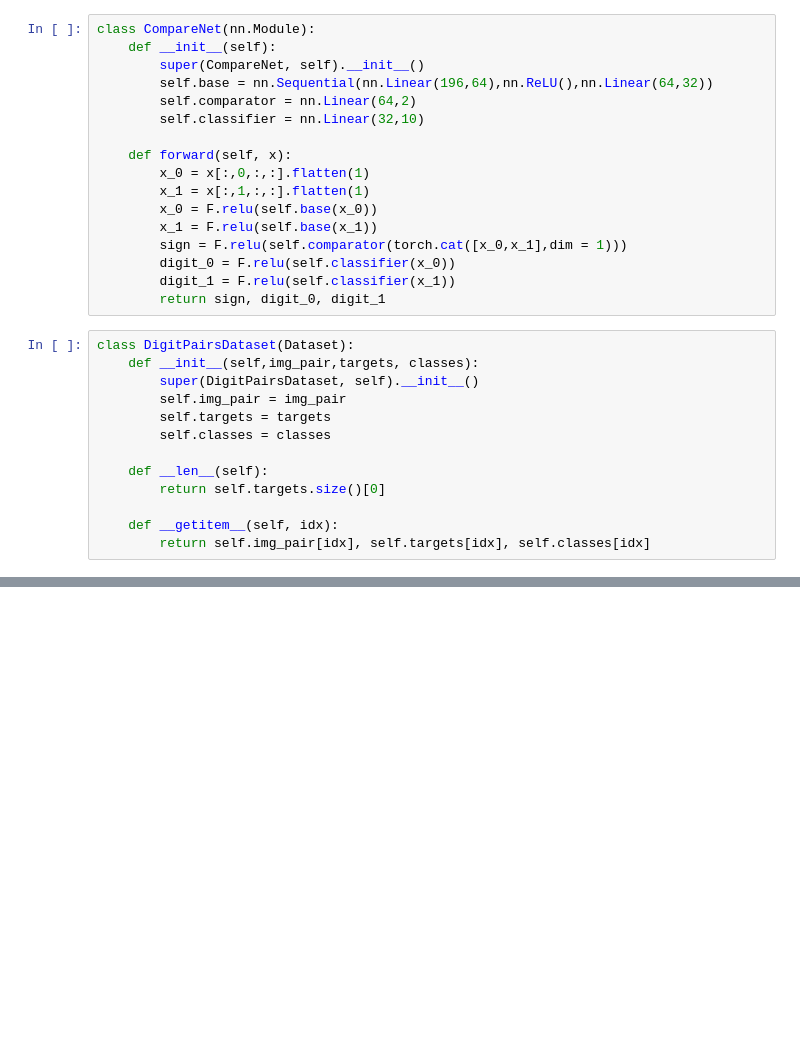
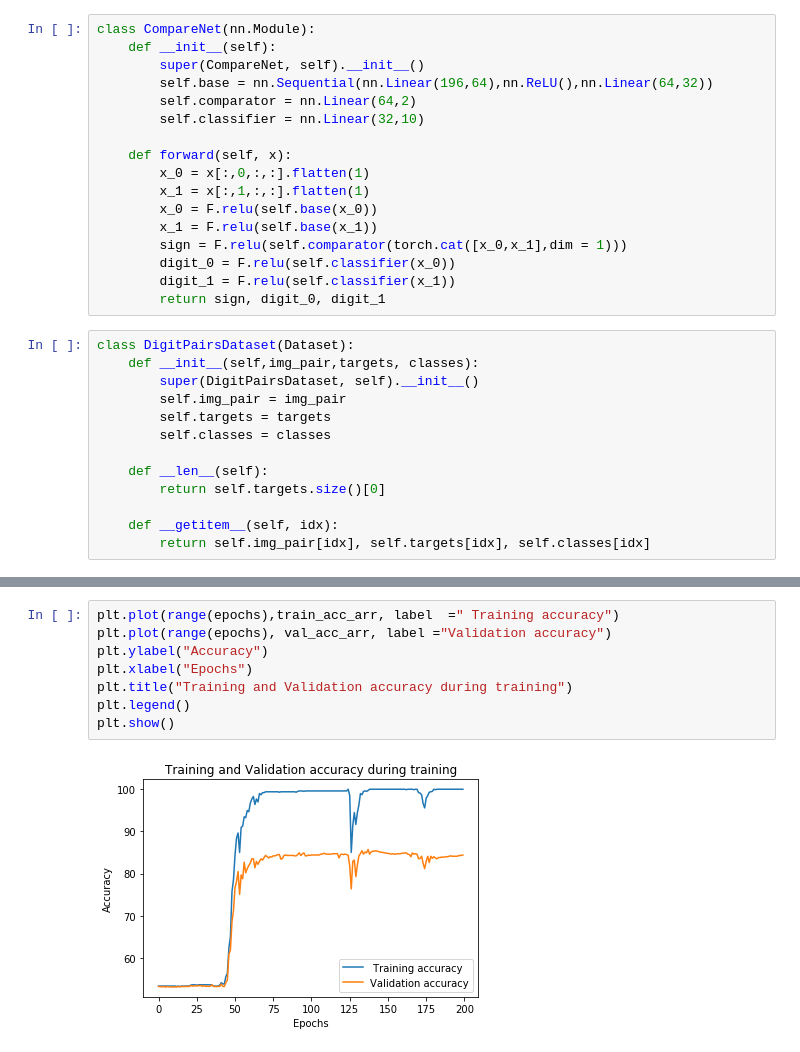
Before and after one commit to harshv834/deep_learning_proj, a Jupyter notebook: DL_Proj1.ipynb, the cells around one changed output, grey strips where cells are left out. Drawn from its saved outputs; the diff is of its cells as text; blank space fills up the shorter version.

```diff
--- a/DL_Proj1.ipynb
+++ b/DL_Proj1.ipynb
@@ -89,0 +113,10 @@ for epoch in tqdm.tqdm(range(epochs)):
+# %%
+plt.plot(range(epochs),train_acc_arr, label  =" Training accuracy")
+plt.plot(range(epochs), val_acc_arr, label ="Validation accuracy")
+plt.ylabel("Accuracy")
+plt.xlabel("Epochs")
+plt.title("Training and Validation accuracy during training")
+plt.legend()
+plt.show()
+# %% [output]
+[figure, added]
```
Also changed, not shown: parts of 2 cells of this notebook.
